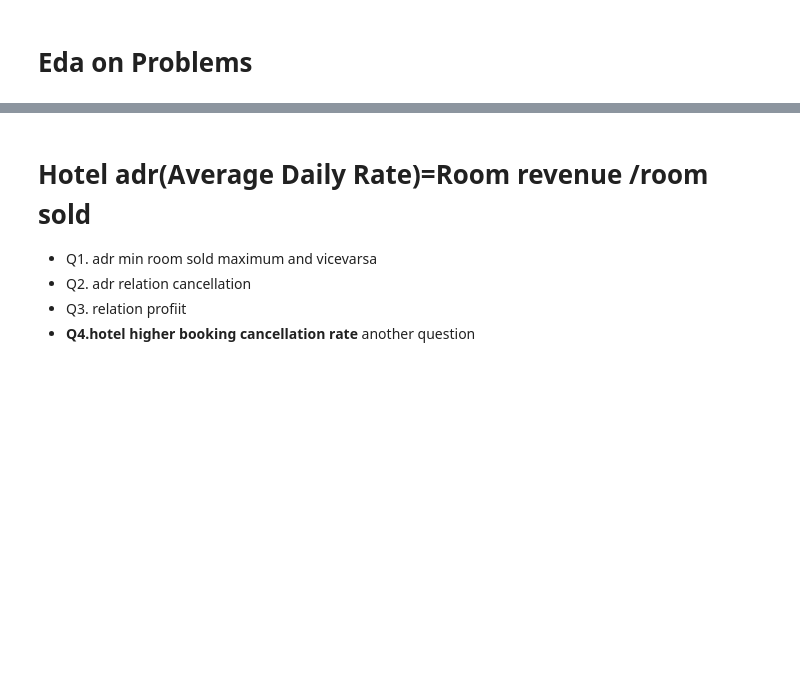
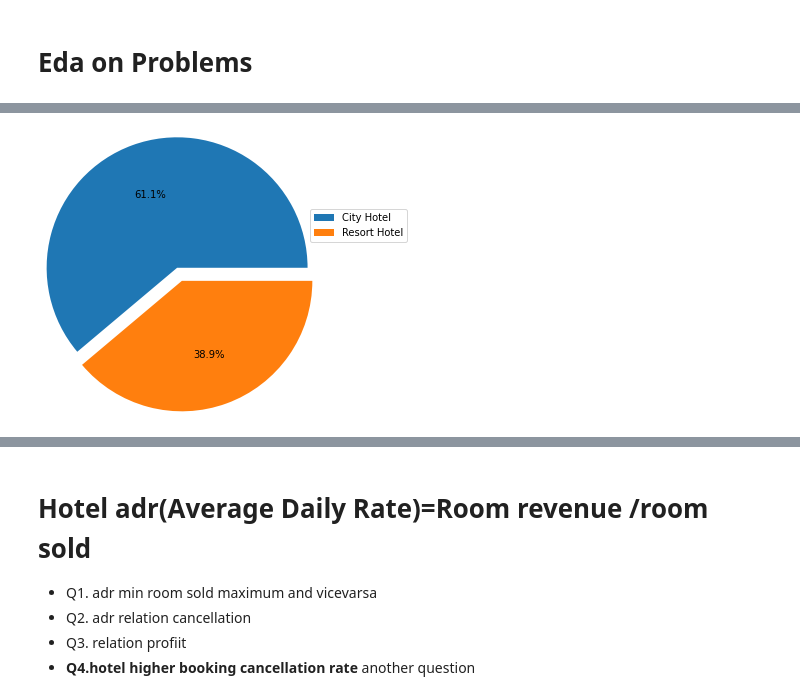
Before and after one commit to Rahuldu98/Hotel_Booking_EDA-Capstone_Project, a Jupyter notebook: Hotel_Booking_Analysis_by_Rahul_Capstone_Project.ipynb, the cells around one changed output, grey strips where cells are left out. Drawn from its saved outputs; the diff is of its cells as text; code cells hidden in the pictures; blank space fills up the shorter version.

```diff
--- a/Hotel_Booking_Analysis_by_Rahul_Capstone_Project.ipynb
+++ b/Hotel_Booking_Analysis_by_Rahul_Capstone_Project.ipynb
@@ -435,4 +413,6 @@ print(df_hotel['hotel'].unique())
 # %%
 #Answer 2
-df_hotel['hotel'].value_counts()
+hotelbook = df_hotel['hotel'].value_counts().reset_index()
+hotelbook.columns=['Hotel type','Number of booking']
+hotelbook
 # %% [output]
@@ -464,3 +422,10 @@ hotelbooking
+# %%
+#Graph
+plt.pie(hotelbook["Number of booking"],autopct="%1.1f%%",radius=1.5,explode=[0.08]*2)
+plt.legend(labels=hotelbook['Hotel type'].value_counts().index.tolist(),loc=(1.1,0.65))
+plt.show()
+# %% [output]
+[figure, added]
 # %% [markdown]
 # Find peak season
 * Q1.number of booking months wise
```
Also changed, not shown: parts of 46 cells of this notebook.
